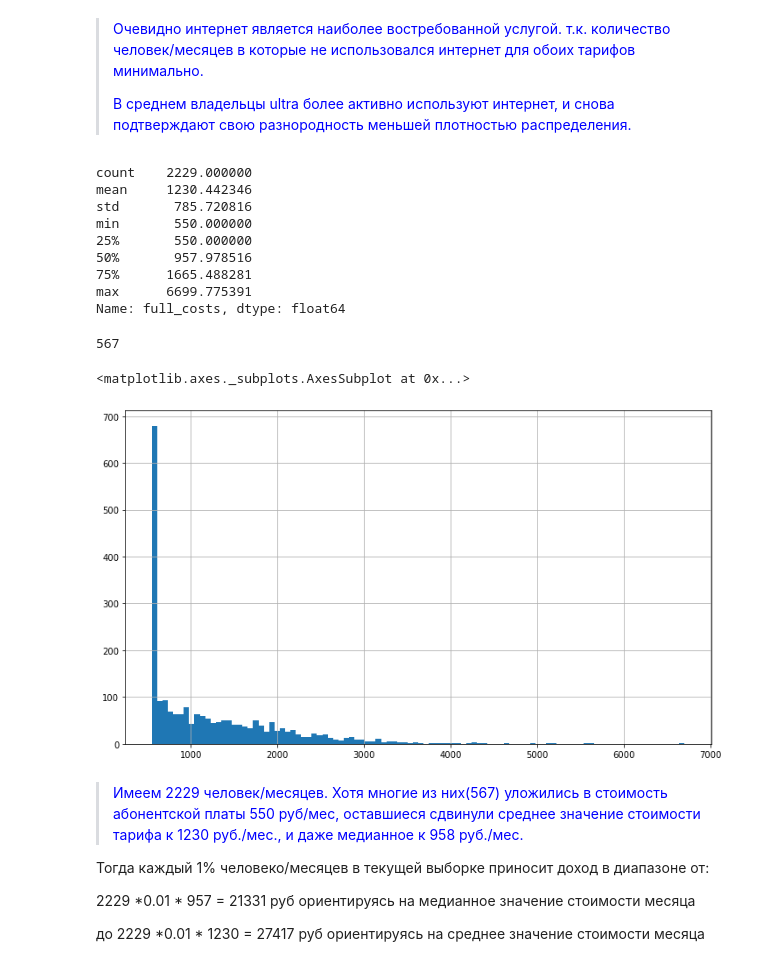
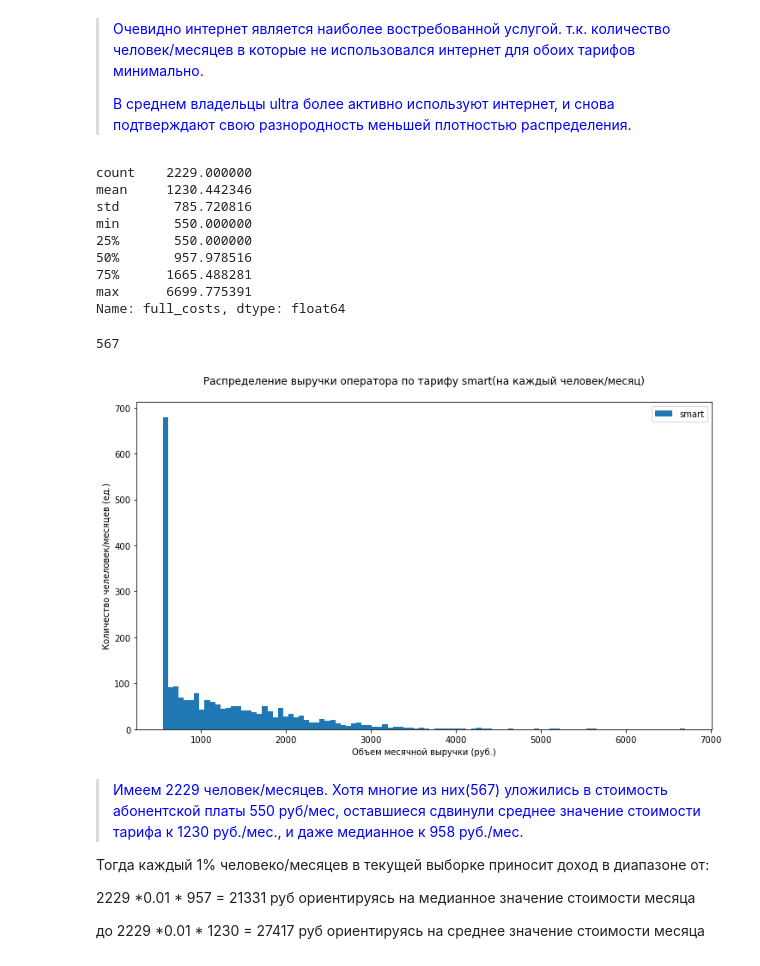
Before and after one commit to GitPilgrim/Statistical_analysis_for_telecom, a Jupyter notebook: Statistical_analysis_of_telecom.ipynb, the cells around one changed output. Cells and saved outputs as stored; diff of their text form; code cells hidden in the pictures.

```diff
--- a/Statistical_analysis_of_telecom.ipynb
+++ b/Statistical_analysis_of_telecom.ipynb
@@ -284,10 +284,17 @@ id_messages_data = messages_data.groupby(['user_id', 'transaction_month']).count
 id_internet_data = internet_data.groupby(['user_id', 'transaction_month']).sum()
 
 # объединим в единую таблицу
-id_full_data = (
-    id_calls_data.
-    merge(id_messages_data['message_date'], how='outer', left_on=(['user_id','transaction_month']), right_on=(['user_id','transaction_month'])).
-    merge(id_internet_data['mb_used'],how='outer', left_on=(['user_id','transaction_month']), right_on=(['user_id','transaction_month'])))
+id_full_data = id_calls_data.merge(
+    id_messages_data["message_date"],
+    how="outer",
+    left_on=(["user_id", "transaction_month"]),
+    right_on=(["user_id", "transaction_month"]),
+).merge(
+    id_internet_data["mb_used"],
+    how="outer",
+    left_on=(["user_id", "transaction_month"]),
+    right_on=(["user_id", "transaction_month"]),
+)
 
 # при объединении, в столбцах услуг, которые данный клиент не использовал получилось значение NaN
 # в действительности это то-же самое, что ноль потраченных минут, мегабайт, или смс
@@ -298,7 +305,10 @@ id_full_data = id_full_data.fillna(0)
 id_full_data.columns = ['call_durations','message_counts','mb_used']
 
 #добавим тариф
-id_full_data = id_full_data.reset_index().merge(users_data[['user_id','tariff']],left_on='user_id', right_on='user_id')
+id_full_data = id_full_data.reset_index().merge(
+    users_data[["user_id", "tariff"]], left_on="user_id", right_on="user_id"
+)
+
 id_full_data
 # %% [output]
 |  | user_id | transaction_month | call_durations | message_counts | mb_used | tariff |
@@ -591,25 +615,32 @@ Name: mb_used, dtype: int64
 # %%
 # Опишем распределение выручки оператора по тарифу smart(на каждый человек/месяц)
 display(id_full_data[id_full_data['tariff'] == 'smart']['full_costs'].describe())
 
 # сколько человек/месяцев уложились в тариф
 display(id_full_data.query('tariff == "smart" and full_costs == 550').shape[0])
 
 # построим гистограмму распределения
-id_full_data[id_full_data['tariff'] == 'smart']['full_costs'].hist(bins=100, figsize=(12,7))
+fig, ax = plt.subplots()
+ax.hist(id_full_data[id_full_data['tariff'] == 'smart']['full_costs'],bins=100, label='smart')
+fig.set_figwidth(12)
+fig.set_figheight(7)
+ax.set_xlabel('Объем месячной выручки (руб.)')
+ax.set_ylabel('Количество челеловек/месяцев (ед.)')
+plt.title('Распределение выручки оператора по тарифу smart(на каждый человек/месяц)\n')
+plt.legend()
+plt.show()
 # %% [output]
 count    2229.000000
 mean     1230.442346
 std       785.720816
 min       550.000000
 25%       550.000000
 50%       957.978516
 75%      1665.488281
 max      6699.775391
 Name: full_costs, dtype: float64
 567
-<matplotlib.axes._subplots.AxesSubplot at 0x...>
-[figure, old version]
+[figure, new version]
 # %% [markdown]
 > <span style='color:Blue'> Имеем 2229 человек/месяцев. Хотя многие из них(567) уложились в стоимость абонентской платы 550 руб/мес, оставшиеся сдвинули среднее значение стоимости тарифа к 1230 руб./мес., и даже медианное к 958 руб./мес.  </span>
   <p> Тогда каждый 1% человеко/месяцев в текущей выборке приносит доход в диапазоне от:</p>
```
Also changed, not shown: parts of 4 cells of this notebook.
